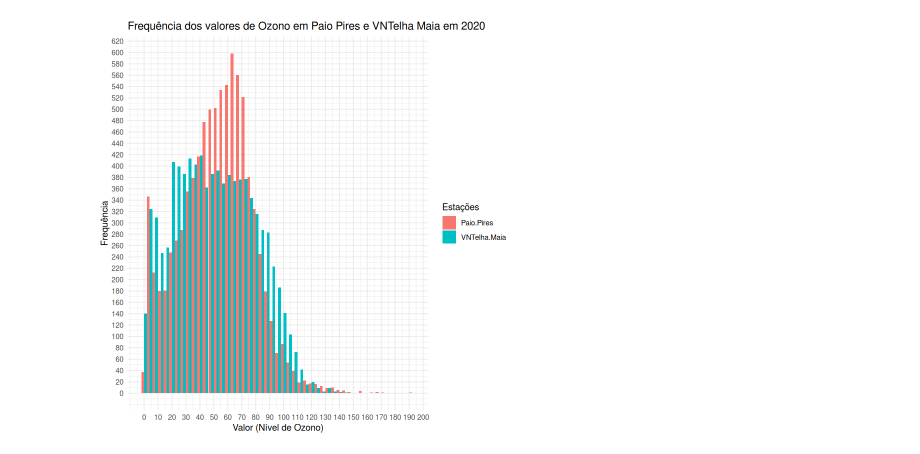
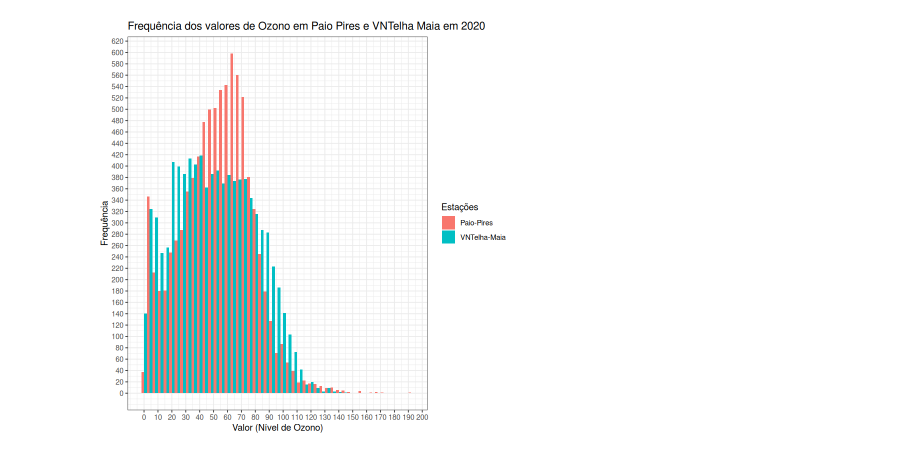
Before and after one commit to randomicecube/statistics-project-r, a Jupyter notebook: exercise-3.ipynb, the cells around one changed output. Saved outputs shown, nothing was run; the diff lists cells and outputs as text; code cells hidden in the pictures.

```diff
--- a/exercise-3.ipynb
+++ b/exercise-3.ipynb
@@ -6,18 +5,17 @@ library(reshape2)
 library(tidyr)
 # %%
-df = read.xlsx2("QualidadeARO3.xlsx", sheetName = "Sheet1")
+df = read.xlsx("assets/QualidadeARO3.xlsx", sheet = 1)
 df <- type.convert(df, as.is = TRUE)
-df <- df[, c("Paio.Pires", "VNTelha.Maia")]
-aux_df <- pivot_longer(df, Paio.Pires:VNTelha.Maia)
-aux_df <- rename(aux_df, Estações = name)
+df <- df[, c("Paio-Pires", "VNTelha-Maia")]
+df <- pivot_longer(df, "Paio-Pires":"VNTelha-Maia")
+df <- rename(df, Estações = name)
 # %%
-# histogram plotting how many times a given value appears in the column "value" with ggplot
-ggplot(aux_df, aes(x = value, fill = Estações)) +
+ggplot(df, aes(x = value, fill = Estações)) +
   geom_histogram(binwidth = 4, position = position_dodge()) +
-  theme_minimal() +
-  scale_x_continuous(breaks = round(seq(from = 0, to = 200, by = 10),5)) +
-  scale_y_continuous(breaks = round(seq(from = 0, to = 1000, by = 20),5)) +
+  theme_bw() +
+  scale_x_continuous(breaks = round(seq(0, 200, 10), 5)) +
+  scale_y_continuous(breaks = round(seq(0, 1000, 20), 5)) +
   labs(x = "Valor (Nível de Ozono)", y = "Frequência") +
   ggtitle("Frequência dos valores de Ozono em Paio Pires e VNTelha Maia em 2020")
 # %% [output]
-[figure, old version]
+[figure, new version]
```
Also changed, not shown: parts of 1 cell of this notebook, 21 other files.
